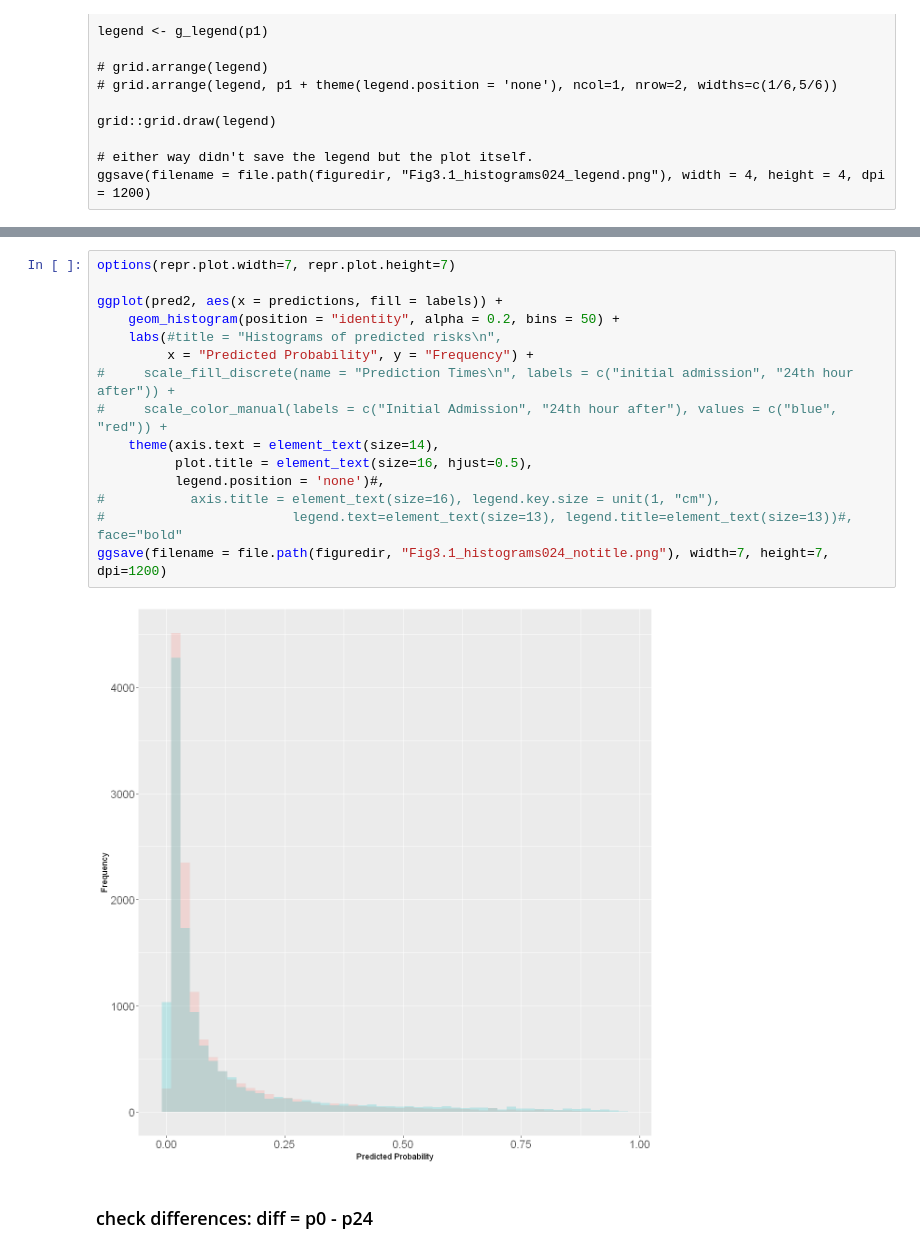
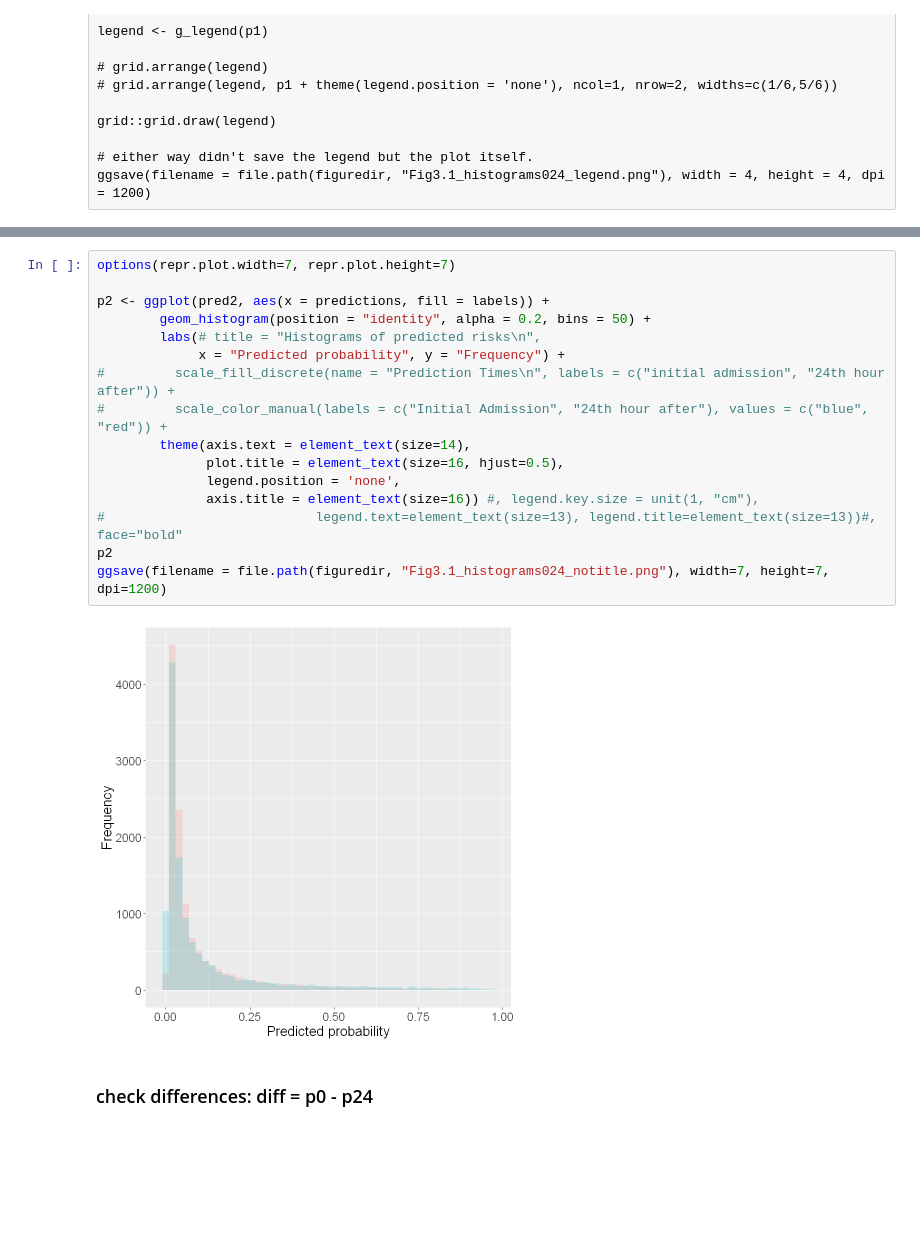
Before and after one commit to Minh084/TDA, a Jupyter notebook: 3_models/3.1_model_results_R.ipynb, the cells around one changed output, grey strips where cells are left out. Saved outputs shown, nothing was run; the diff lists cells and outputs as text; blank space fills up the shorter version.

```diff
--- a/3_models/3.1_model_results_R.ipynb
+++ b/3_models/3.1_model_results_R.ipynb
@@ -247,20 +249,21 @@ ggsave(filename = file.path(figuredir, "Fig3.1_histograms024_legend.png"), width
 # %%
 options(repr.plot.width=7, repr.plot.height=7)
 
-ggplot(pred2, aes(x = predictions, fill = labels)) +
-    geom_histogram(position = "identity", alpha = 0.2, bins = 50) +
-    labs(#title = "Histograms of predicted risks\n",
-         x = "Predicted Probability", y = "Frequency") +
-#     scale_fill_discrete(name = "Prediction Times\n", labels = c("initial admission", "24th hour after")) +
-#     scale_color_manual(labels = c("Initial Admission", "24th hour after"), values = c("blue", "red")) +
-    theme(axis.text = element_text(size=14),
-          plot.title = element_text(size=16, hjust=0.5),
-          legend.position = 'none')#,
-#           axis.title = element_text(size=16), legend.key.size = unit(1, "cm"),
-#                        legend.text=element_text(size=13), legend.title=element_text(size=13))#, face="bold"
+p2 <- ggplot(pred2, aes(x = predictions, fill = labels)) +
+        geom_histogram(position = "identity", alpha = 0.2, bins = 50) +
+        labs(# title = "Histograms of predicted risks\n",
+             x = "Predicted probability", y = "Frequency") +
+#         scale_fill_discrete(name = "Prediction Times\n", labels = c("initial admission", "24th hour after")) +
+#         scale_color_manual(labels = c("Initial Admission", "24th hour after"), values = c("blue", "red")) +
+        theme(axis.text = element_text(size=14),
+              plot.title = element_text(size=16, hjust=0.5),
+              legend.position = 'none',
+              axis.title = element_text(size=16)) #, legend.key.size = unit(1, "cm"),
+#                           legend.text=element_text(size=13), legend.title=element_text(size=13))#, face="bold"
+p2
 ggsave(filename = file.path(figuredir, "Fig3.1_histograms024_notitle.png"), width=7, height=7, dpi=1200)
 # %% [output]
-[figure, old version]
+[figure, new version]
 # %% [markdown]
 ### check differences: diff =  p0 - p24
 # %%
```
Also changed, not shown: parts of 13 cells of this notebook, 5 other files.
